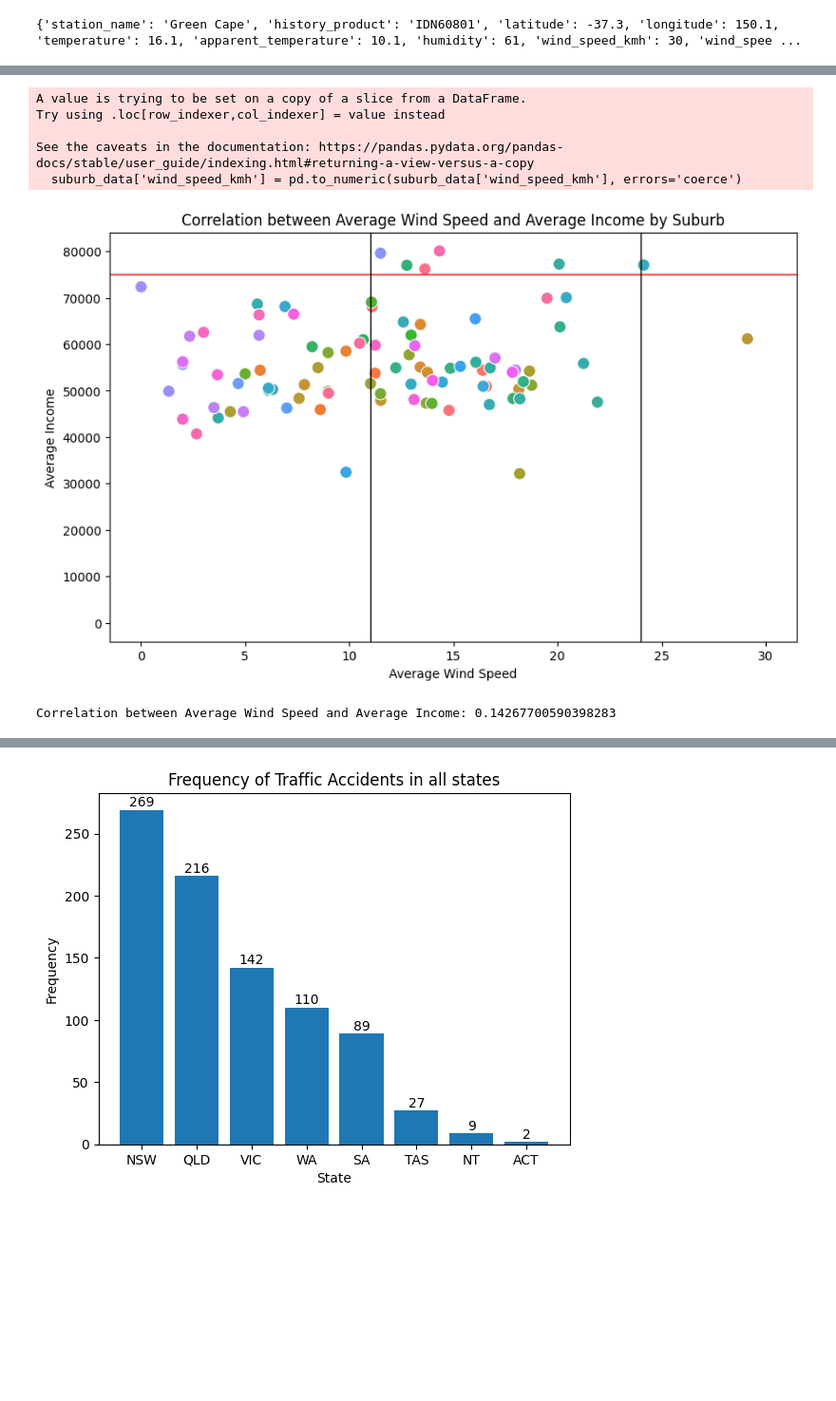
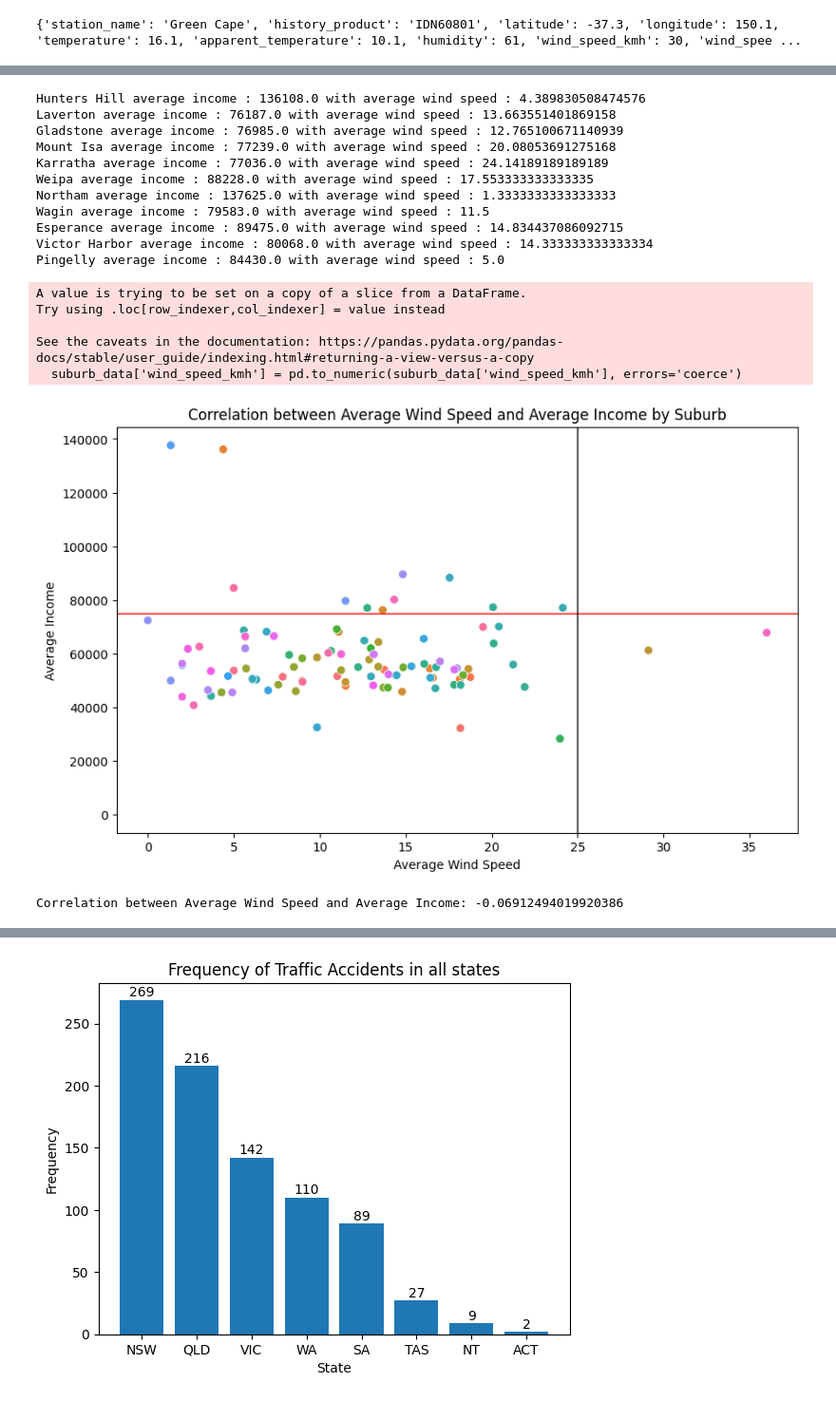
Before and after one commit to BunniYubel/CloudComputingA2, a Jupyter notebook: Data_Visualization.ipynb, the cells around one changed output, grey strips where cells are left out. Shown at 95% size. Saved outputs shown, nothing was run; the diff lists cells and outputs as text; code cells hidden in the pictures; blank space fills up the shorter version.

```diff
--- a/Data_Visualization.ipynb
+++ b/Data_Visualization.ipynb
@@ -182,6 +182,8 @@ for suburb in unique_values:
     # Calculate mean values for 'rainfall' and 'income'
     mean_rainfall = (suburb_data['rainfall']).mean()
     mean_income = suburb_data['mean_aud'].mean()
+    if mean_rainfall <= 1.5 and mean_income >= 75000:
+        print(f"{suburb} average income : {mean_income} with average rainfall : {mean_rainfall}")
     if mean_rainfall == mean_rainfall:
         mean_data_list.append({'suburb': suburb, 'mean_rainfall': mean_rainfall, 'mean_income': mean_income})
 
@@ -337,52 +347,66 @@ for suburb in unique_values_income:
 
     # Calculate mean values for 'rainfall' and 'income'
     mean_wind_speed_kmh = (suburb_data['wind_speed_kmh']).mean()
     mean_income = suburb_data['mean_aud'].mean()
+
+    if mean_income >= 75000:
+        print(f"{suburb} average income : {mean_income} with average wind speed : {mean_wind_speed_kmh}")
+
     mean_data_list.append({'suburb': suburb, 'mean_wind_speed_kmh': mean_wind_speed_kmh, 'mean_income': mean_income})
 
 
 # Convert the list to a DataFrame for plotting
 mean_data_df = pd.DataFrame(mean_data_list)
 
-def remove_outliers(df, column):
-    Q1 = df[column].quantile(0.25)
-    Q3 = df[column].quantile(0.75)
-    IQR = Q3 - Q1
-    lower_bound = Q1 - 1.5 * IQR
-    upper_bound = Q3 + 1.5 * IQR
-    return df[(df[column] >= lower_bound) & (df[column] <= upper_bound)]
+# def remove_outliers(df, column):
+#     Q1 = df[column].quantile(0.25)
+#     Q3 = df[column].quantile(0.75)
+#     IQR = Q3 - Q1
+#     lower_bound = Q1 - 1.5 * IQR
+#     upper_bound = Q3 + 1.5 * IQR
+#     return df[(df[column] >= lower_bound) & (df[column] <= upper_bound)]
 
-mean_data_df = remove_outliers(mean_data_df, 'mean_wind_speed_kmh')
-mean_data_df = remove_outliers(mean_data_df, 'mean_income')
+# mean_data_df = remove_outliers(mean_data_df, 'mean_wind_speed_kmh')
+# mean_data_df = remove_outliers(mean_data_df, 'mean_income')
 
 # Plotting
 plt.figure(figsize=(10, 6))
-sns.scatterplot(x='mean_wind_speed_kmh', y='mean_income', hue='suburb', data=mean_data_df, s=100)
+sns.scatterplot(x='mean_wind_speed_kmh', y='mean_income', hue='suburb', data=mean_data_df, s=50)
 plt.title('Correlation between Average Wind Speed and Average Income by Suburb')
 plt.xlabel('Average Wind Speed')
 plt.ylabel('Average Income')
 plt.legend('',frameon=False)
 #plt.legend(title='Suburb')
 plt.axline((0,75000),(30,75000), linewidth=1, color="r")
-plt.axline((11,0), (11,80000), linewidth=1, color="k")
-plt.axline((24,0), (25,80000), linewidth=1, color="k")
+plt.axline((25,0), (25,80000), linewidth=1, color="k")
 plt.show()
 
 # Drop any rows with NaN values that could have arisen from the mean calculation
 mean_data_df.dropna(inplace=True)
 
 # Calculate the Pearson correlation coefficient
 correlation = mean_data_df['mean_wind_speed_kmh'].corr(mean_data_df['mean_income'])
 
 print(f"Correlation between Average Wind Speed and Average Income: {correlation}")
 # %% [output]
-A value is trying to be set on a copy of a slice from a DataFrame.
-Try using .loc[row_indexer,col_indexer] = value instead
-
-See the caveats in the documentation: https://pandas.pydata.org/pandas-docs/stable/user_guide/indexing.html#returning-a-view-versus-a-copy
-  suburb_data['wind_speed_kmh'] = pd.to_numeric(suburb_data['wind_speed_kmh'], errors='coerce')
+Hunters Hill average income : 136108.0 with average wind speed : 4.389830508474576
+Laverton average income : 76187.0 with average wind speed : 13.663551401869158
+Gladstone average income : 76985.0 with average wind speed : 12.765100671140939
+Mount Isa average income : 77239.0 with average wind speed : 20.08053691275168
+Karratha average income : 77036.0 with average wind speed : 24.14189189189189
+Weipa average income : 88228.0 with average wind speed : 17.553333333333335
+Northam average income : 137625.0 with average wind speed : 1.3333333333333333
+Wagin average income : 79583.0 with average wind speed : 11.5
+Esperance average income : 89475.0 with average wind speed : 14.834437086092715
+Victor Harbor average income : 80068.0 with average wind speed : 14.333333333333334
+Pingelly average income : 84430.0 with average wind speed : 5.0
+A value is trying to be set on a copy of a slice from a DataFrame.
+Try using .loc[row_indexer,col_indexer] = value instead
+
+See the caveats in the documentation: https://pandas.pydata.org/pandas-docs/stable/user_guide/indexing.html#returning-a-view-versus-a-copy
+  suburb_data['wind_speed_kmh'] = pd.to_numeric(suburb_data['wind_speed_kmh'], errors='coerce')
-[figure, old version]
+[figure, new version]
-Correlation between Average Wind Speed and Average Income: 0.14267700590398283
+Correlation between Average Wind Speed and Average Income: -0.06912494019920386
 # %%
 # Merge weather and traffic_2023_df by Month
 merged_df_month = pd.merge(weather_df, traffic_2023_df, on='Month', how='inner')
```
Also changed, not shown: parts of 5 cells of this notebook.
